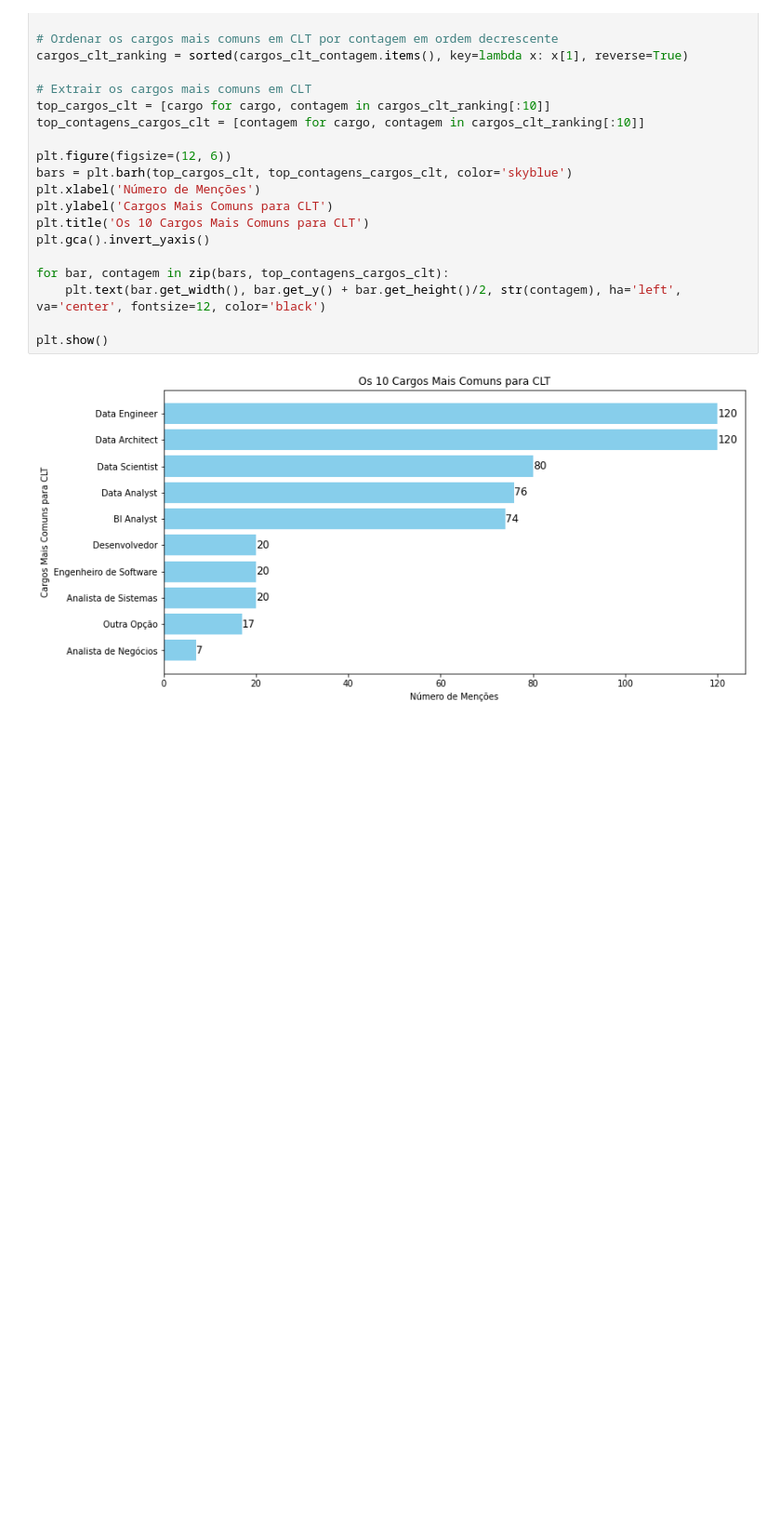
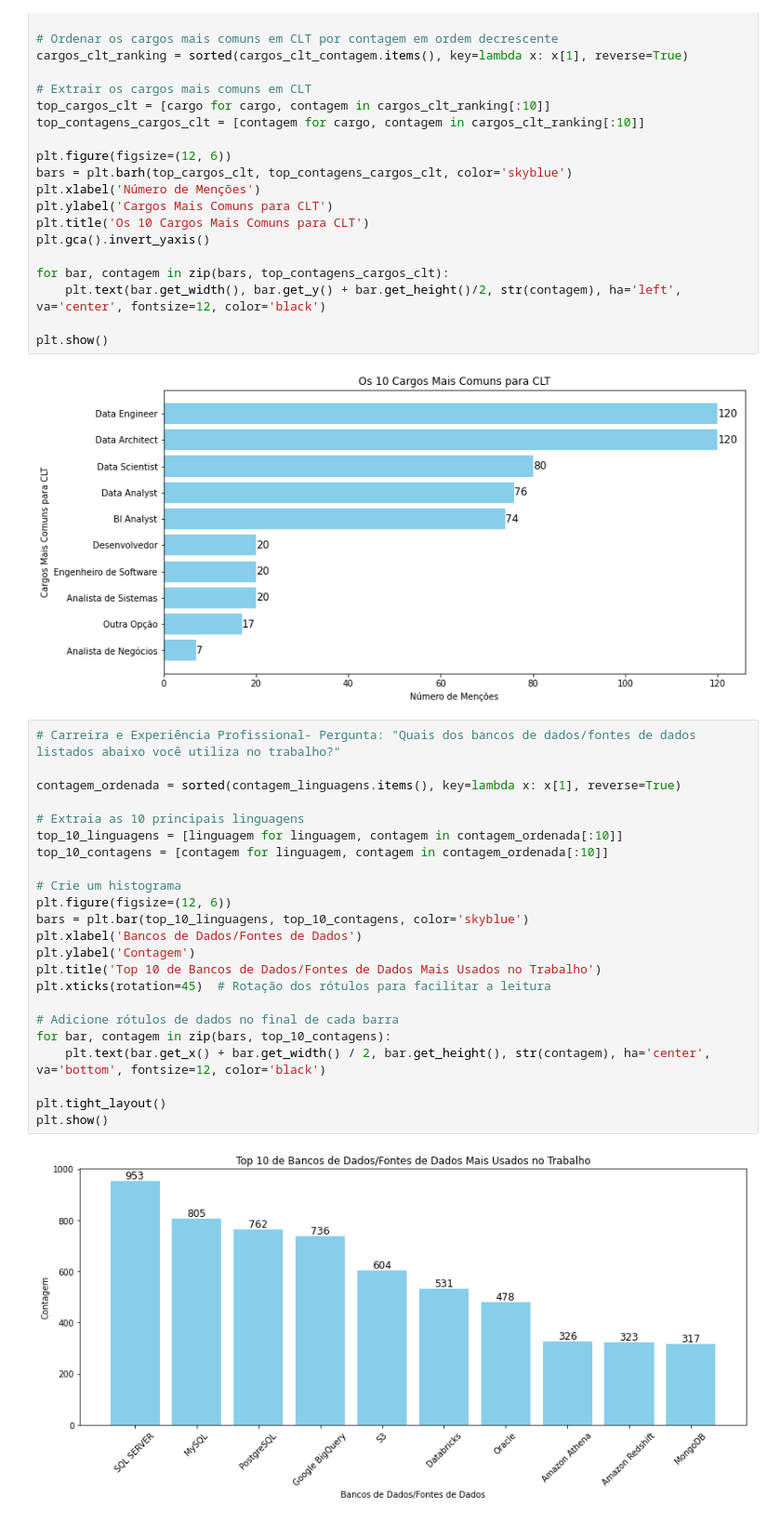
Before and after one commit to brunacpg/Projects-2, a Jupyter notebook: Projects.ipynb, the cells around one changed output. Shown at 93% size. Cells and saved outputs as stored; diff of their text form; blank space fills up the shorter version.

```diff
--- a/Projects.ipynb
+++ b/Projects.ipynb
@@ -407,3 +416,28 @@ for bar, contagem in zip(bars, top_contagens_cargos_clt):
 plt.show()
 # %% [output]
 [figure]
+# %%
+# Carreira e Experiência Profissional- Pergunta: "Quais dos bancos de dados/fontes de dados listados abaixo você utiliza no trabalho?"
+
+contagem_ordenada = sorted(contagem_linguagens.items(), key=lambda x: x[1], reverse=True)
+
+# Extraia as 10 principais linguagens
+top_10_linguagens = [linguagem for linguagem, contagem in contagem_ordenada[:10]]
+top_10_contagens = [contagem for linguagem, contagem in contagem_ordenada[:10]]
+
+# Crie um histograma
+plt.figure(figsize=(12, 6))
+bars = plt.bar(top_10_linguagens, top_10_contagens, color='skyblue')
+plt.xlabel('Bancos de Dados/Fontes de Dados')
+plt.ylabel('Contagem')
+plt.title('Top 10 de Bancos de Dados/Fontes de Dados Mais Usados no Trabalho')
+plt.xticks(rotation=45)  # Rotação dos rótulos para facilitar a leitura
+
+# Adicione rótulos de dados no final de cada barra
+for bar, contagem in zip(bars, top_10_contagens):
+    plt.text(bar.get_x() + bar.get_width() / 2, bar.get_height(), str(contagem), ha='center', va='bottom', fontsize=12, color='black')
+
+plt.tight_layout()
+plt.show()
+# %% [output]
+[figure, added]
```
Also changed, not shown: parts of 4 cells of this notebook, 1 other file.
